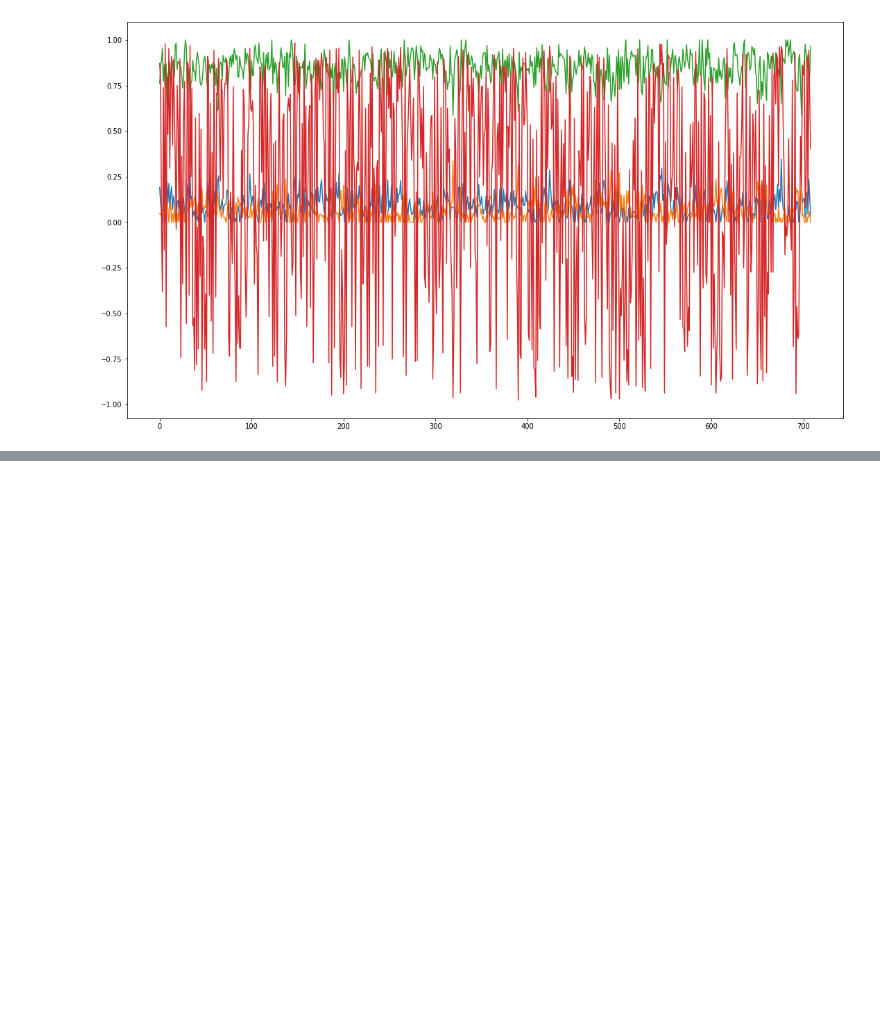
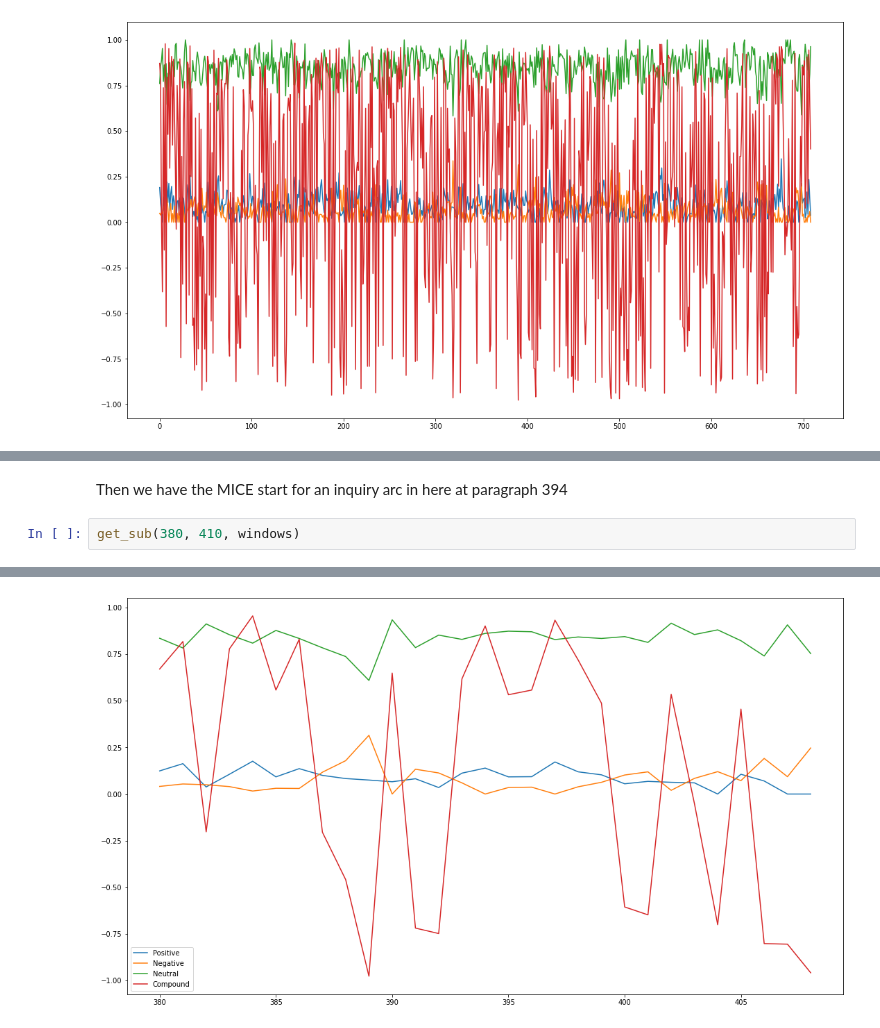
Before and after one commit to AhtiAhde/AnnotoolAFA, a Jupyter notebook: notebooks/Analytics.ipynb, the cells around one changed output, grey strips where cells are left out. Saved outputs shown, nothing was run; the diff lists cells and outputs as text; blank space fills up the shorter version.

Commit message:
Add MICE example to the test document and Notebooks

```diff
--- a/notebooks/Analytics.ipynb
+++ b/notebooks/Analytics.ipynb
@@ -115,3 +116,8 @@ get_sub(170, 200, windows)
 198 A man in a long duster had dismounted from the wreck and now stood in the middle of the road , looking from the car to the tyre and from the tyre to the observers in a pleasant , puzzled way . “ S ...
 199 “ How ’ d it happen ?” He shrugged his shoulders . “ I know nothing whatever about mechanics ,” he said decisively . “ But how did it happen ? Did you run into the wall ?” “ Don ’ t ask me ,” said ...
 [figure]
+# %% [markdown]
+Then we have the MICE start for an inquiry arc in here at paragraph 394
+# %%
+get_sub(380, 410, windows)
+# %% [output]
@@ -117,0 +141 @@ get_sub(170, 200, windows)
+[figure, added]
```
Also changed, not shown: parts of 3 cells of this notebook, 2 other files.
